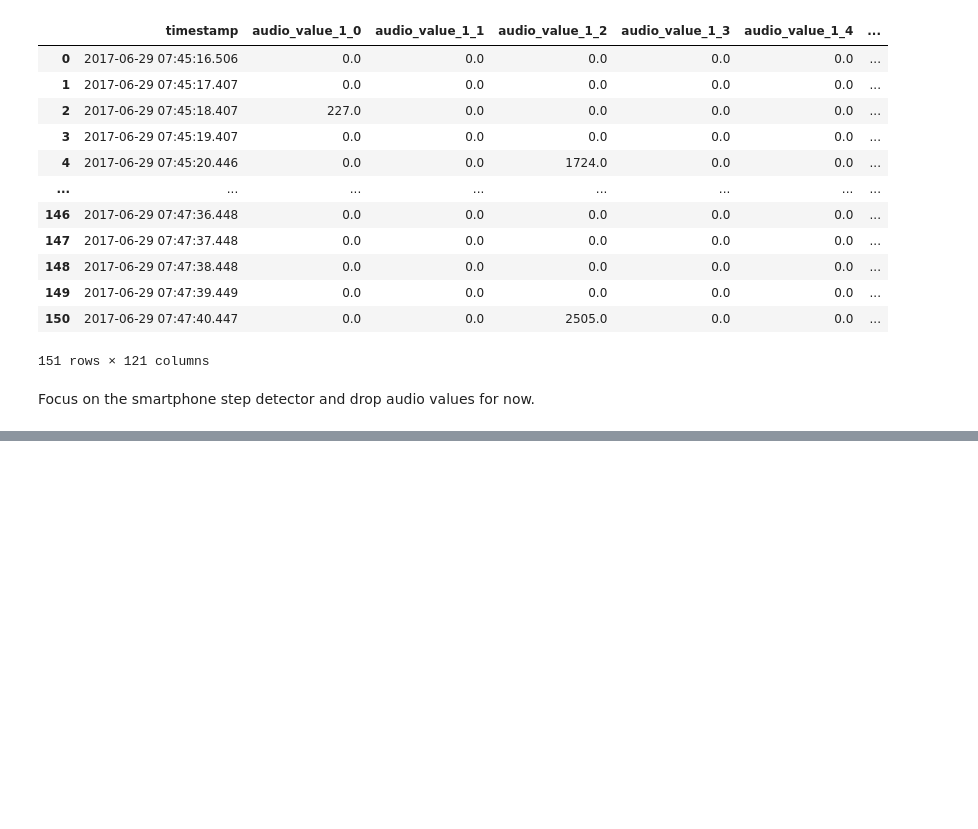
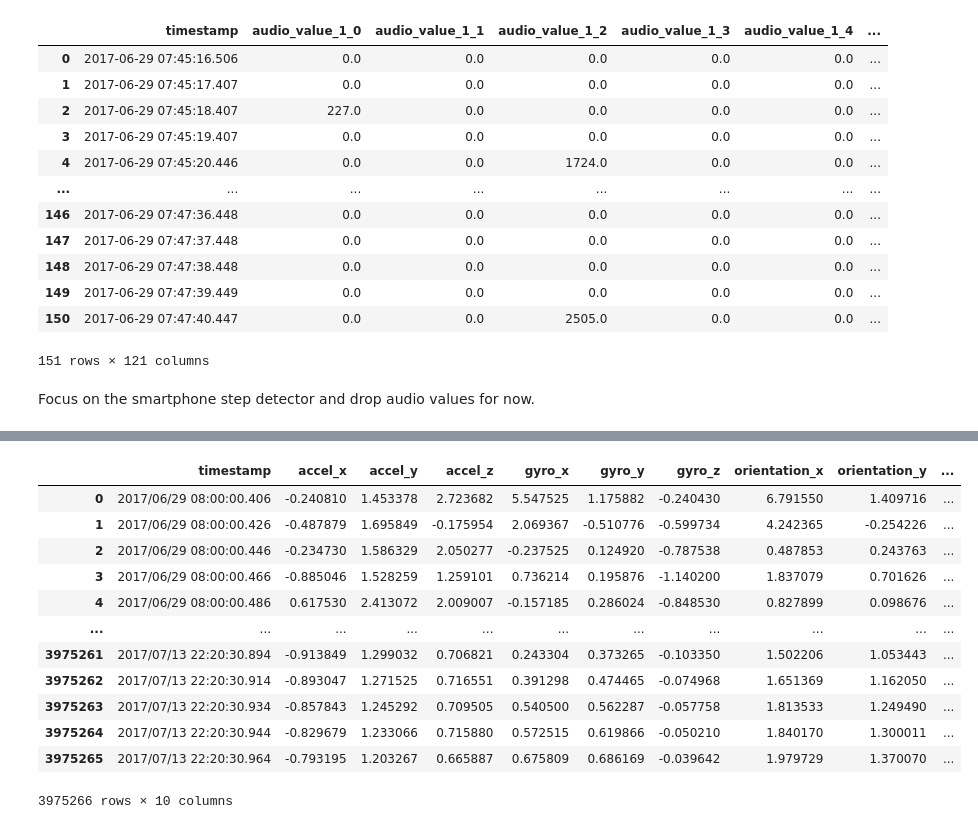
Before and after one commit to twotango/messenger, a Jupyter notebook: Research/Weeks/Week 13/13_5.ipynb, the cells around one changed output, grey strips where cells are left out. Saved outputs shown, nothing was run; the diff lists cells and outputs as text; code cells hidden in the pictures; blank space fills up the shorter version.

```diff
--- a/Research/Weeks/Week 13/13_5.ipynb
+++ b/Research/Weeks/Week 13/13_5.ipynb
@@ -743,0 +928,2 @@ NameError: name 'merged_data_s_f' is not defined
+# %%
+glasses = glasses.drop(columns= ['NUM', 'EOG_L', 'EOG_R', 'EOG_H', 'EOG_V', 'ACC_Z', 'ACC_X', 'ACC_Y', 'GYRO_X', 'GYRO_Y', 'GYRO_Z'])
@@ -743,0 +946,37 @@ NameError: name 'merged_data_s_f' is not defined
+# %%
+import pandas as pd
+import numpy as np
+from sklearn.preprocessing import StandardScaler
+
+scaler = StandardScaler()
+
+# Exclude the 'timestamp' column from standardization
+cols_to_scale = [col for col in glasses.columns if col != 'timestamp']
+glasses[cols_to_scale] = scaler.fit_transform(glasses[cols_to_scale])
+
+def complementary_filter(glasses, alpha):
+    dt = 0.02  # Assuming a sampling rate of 50 Hz (1/50 = 0.02)
+    gyro = glasses[['gyro_x', 'gyro_y', 'gyro_z']].values  # Extract gyro data
+    acc = glasses[['accel_x', 'accel_y', 'accel_z']].values  # Extract accelerometer data
+
+    roll_acc = np.arctan2(acc[:, 1], acc[:, 2])  # Calculate roll from accelerometer data
+    pitch_acc = np.arctan2(-acc[:, 0], np.sqrt(acc[:, 1] ** 2 + acc[:, 2] ** 2))  # Calculate pitch from accelerometer data
+
+    roll = np.zeros_like(roll_acc)
+    pitch = np.zeros_like(pitch_acc)
+    yaw = np.zeros_like(gyro[:, 0])
+
+    for i in range(len(acc)):
+        roll[i] = alpha * (roll[i] + gyro[i, 0] * dt) + (1 - alpha) * roll_acc[i]
+        pitch[i] = alpha * (pitch[i] + gyro[i, 1] * dt) + (1 - alpha) * pitch_acc[i]
+        yaw[i] = gyro[i, 2]  # Yaw directly from gyroscope data
+
+    return np.rad2deg(roll), np.rad2deg(pitch), np.rad2deg(yaw)
+
+alpha = 0.98  # Adjust alpha as needed
+roll, pitch, yaw = complementary_filter(glasses, alpha)
+
+# Add Euler angles as new columns to the DataFrame
+glasses['orientation_x'] = roll
+glasses['orientation_y'] = pitch
+glasses['orientation_z'] = yaw
@@ -743,0 +997,16 @@ NameError: name 'merged_data_s_f' is not defined
+# %%
+glasses
+# %% [output]
+|  | timestamp | accel_x | accel_y | accel_z | gyro_x | gyro_y | gyro_z | orientation_x | orientation_y | ... |
+| 0 | 2017/06/29 08:00:00.406 | -0.240810 | 1.453378 | 2.723682 | 5.547525 | 1.175882 | -0.240430 | 6.791550 | 1.409716 | ... |
+| 1 | 2017/06/29 08:00:00.426 | -0.487879 | 1.695849 | -0.175954 | 2.069367 | -0.510776 | -0.599734 | 4.242365 | -0.254226 | ... |
+| 2 | 2017/06/29 08:00:00.446 | -0.234730 | 1.586329 | 2.050277 | -0.237525 | 0.124920 | -0.787538 | 0.487853 | 0.243763 | ... |
+| 3 | 2017/06/29 08:00:00.466 | -0.885046 | 1.528259 | 1.259101 | 0.736214 | 0.195876 | -1.140200 | 1.837079 | 0.701626 | ... |
+| 4 | 2017/06/29 08:00:00.486 | 0.617530 | 2.413072 | 2.009007 | -0.157185 | 0.286024 | -0.848530 | 0.827899 | 0.098676 | ... |
+| ... | ... | ... | ... | ... | ... | ... | ... | ... | ... | ... |
+| 3975261 | 2017/07/13 22:20:30.894 | -0.913849 | 1.299032 | 0.706821 | 0.243304 | 0.373265 | -0.103350 | 1.502206 | 1.053443 | ... |
+| 3975262 | 2017/07/13 22:20:30.914 | -0.893047 | 1.271525 | 0.716551 | 0.391298 | 0.474465 | -0.074968 | 1.651369 | 1.162050 | ... |
+| 3975263 | 2017/07/13 22:20:30.934 | -0.857843 | 1.245292 | 0.709505 | 0.540500 | 0.562287 | -0.057758 | 1.813533 | 1.249490 | ... |
+| 3975264 | 2017/07/13 22:20:30.944 | -0.829679 | 1.233066 | 0.715880 | 0.572515 | 0.619866 | -0.050210 | 1.840170 | 1.300011 | ... |
+| 3975265 | 2017/07/13 22:20:30.964 | -0.793195 | 1.203267 | 0.665887 | 0.675809 | 0.686169 | -0.039642 | 1.979729 | 1.370070 | ... |
+3975266 rows × 10 columns
```
Also changed, not shown: parts of 21 cells of this notebook, 1 other file.
